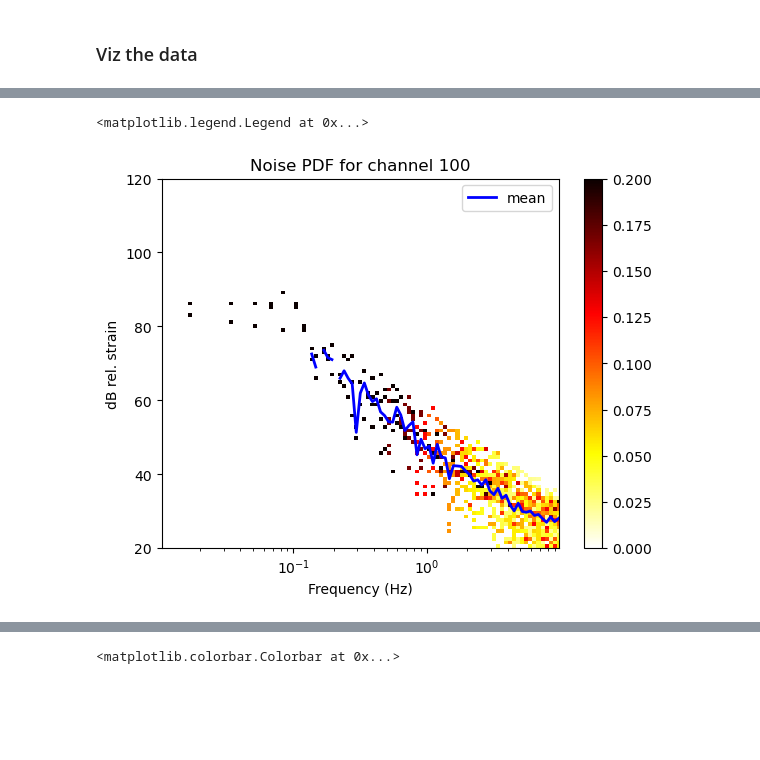
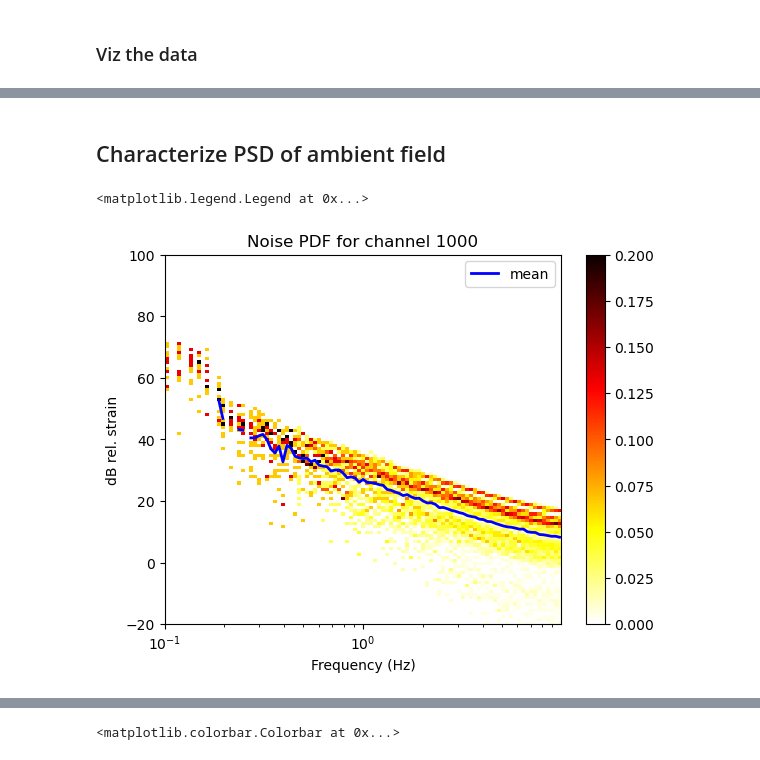
Before and after one commit to uwfiberlab/field_das, a Jupyter notebook: homer/homer_qc_01.ipynb, the cells around one changed output, grey strips where cells are left out. Saved outputs shown, nothing was run; the diff lists cells and outputs as text; code cells hidden in the pictures; blank space fills up the shorter version.

```diff
--- a/homer/homer_qc_01.ipynb
+++ b/homer/homer_qc_01.ipynb
@@ -78,6 +78,6 @@ Num samples: 1500
 # %% [markdown]
 ### Viz the data
 # %%
-fmin=1
+fmin=1.
 fmax=10.
 # %%
@@ -125,24 +95,27 @@ def noise_stats(H,xm,ym):
+# %% [markdown]
+## Characterize PSD of ambient field
 # %%
 # Example noise PDF for channel 100
 # ns = 1500
-chid = 100
+chid = 1000
 # %%
-H,xm,ym = noise_PDF(dir0+'/data/',flist,ns,chid,fmin,fmax)
-xm,mn,vr = noise_stats(H,xm,ym)
+H,xm,ym = psf.noise_PDF(fdir,flist,ns,chid,fmin,fmax)
+xm,mn,vr = psf.noise_stats(H,xm,ym)
 # %%
 plt.figure()
 plt.pcolormesh(xm,ym,H.T,cmap='hot_r',vmin=0,vmax=0.2)
 plt.plot(xm,mn,'b',linewidth=2,label='mean')
 plt.gca().set_xscale('log')
-plt.xlim([min(xm),max(xm)])
+# plt.xlim([min(xm),max(xm)])
+plt.ylim([-20,100])
 plt.colorbar()
 plt.xlabel('Frequency (Hz)')
 plt.ylabel('dB rel. strain')
 plt.title('Noise PDF for channel %d' % chid)
 plt.legend(loc='upper right')
 # %% [output]
 <matplotlib.legend.Legend at 0x...>
-[figure, old version]
+[figure, new version]
 # %%
 # Get mean and variance for all channels
 nx = 200
```
Also changed, not shown: parts of 4 cells of this notebook, 1 other file.
